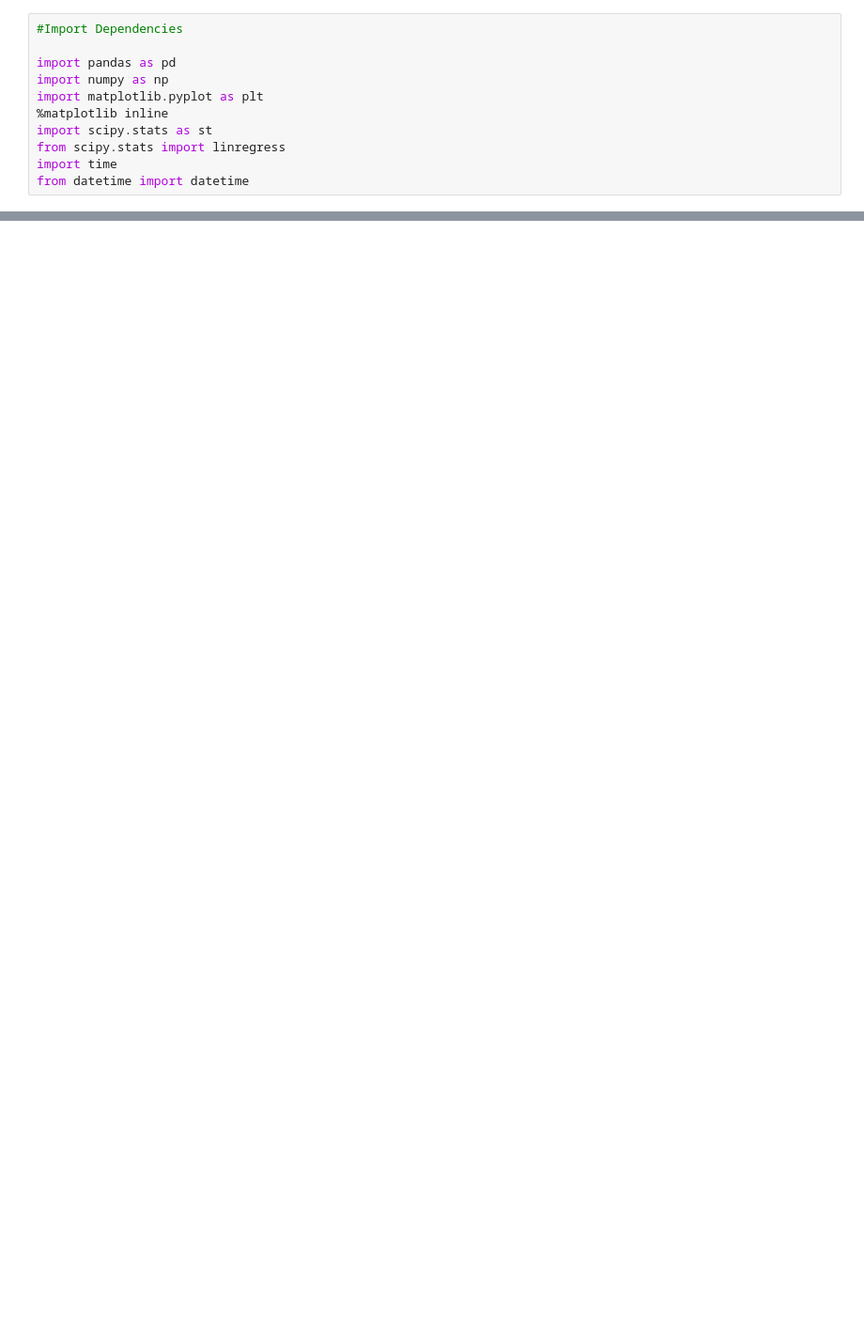
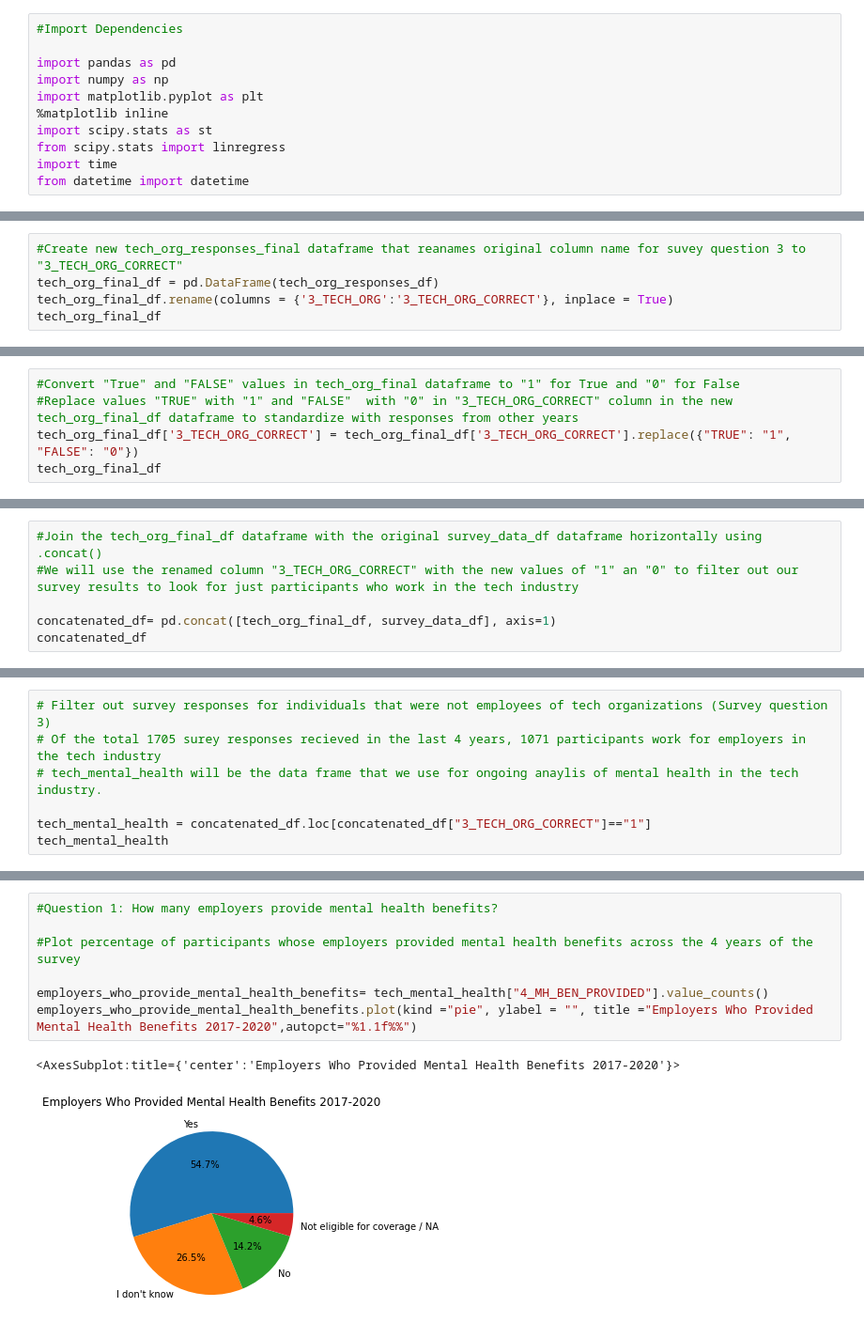
Before and after one commit to bennetyousuf/ProjectOne-MentalHealthinTech, a Jupyter notebook: Mental Health in Tech Data Cleanup.ipynb, the cells around one changed output, grey strips where cells are left out. Shown at 94% size. Drawn from its saved outputs; the diff is of its cells as text; blank space fills up the shorter version.

```diff
--- a/Mental Health in Tech Data Cleanup.ipynb
+++ b/Mental Health in Tech Data Cleanup.ipynb
@@ -186,0 +69,5 @@ count_drug_regimen_df.plot(kind = "bar", title = "Total Measurements per Drug Re
+# %%
+#Create new tech_org_responses_final dataframe that reanames original column name for suvey question 3 to "3_TECH_ORG_CORRECT"
+tech_org_final_df = pd.DataFrame(tech_org_responses_df)
+tech_org_final_df.rename(columns = {'3_TECH_ORG':'3_TECH_ORG_CORRECT'}, inplace = True)
+tech_org_final_df
@@ -186,0 +88,5 @@ count_drug_regimen_df.plot(kind = "bar", title = "Total Measurements per Drug Re
+# %%
+#Convert "True" and "FALSE" values in tech_org_final dataframe to "1" for True and "0" for False
+#Replace values "TRUE" with "1" and "FALSE"  with "0" in "3_TECH_ORG_CORRECT" column in the new tech_org_final_df dataframe to standardize with responses from other years
+tech_org_final_df['3_TECH_ORG_CORRECT'] = tech_org_final_df['3_TECH_ORG_CORRECT'].replace({"TRUE": "1", "FALSE": "0"})
+tech_org_final_df
@@ -186,0 +114,6 @@ count_drug_regimen_df.plot(kind = "bar", title = "Total Measurements per Drug Re
+# %%
+#Join the tech_org_final_df dataframe with the original survey_data_df dataframe horizontally using .concat()
+#We will use the renamed column "3_TECH_ORG_CORRECT" with the new values of "1" an "0" to filter out our survey results to look for just participants who work in the tech industry
+
+concatenated_df= pd.concat([tech_org_final_df, survey_data_df], axis=1)
+concatenated_df
@@ -186,0 +142,7 @@ count_drug_regimen_df.plot(kind = "bar", title = "Total Measurements per Drug Re
+# %%
+# Filter out survey responses for individuals that were not employees of tech organizations (Survey question 3)
+# Of the total 1705 surey responses recieved in the last 4 years, 1071 participants work for employers in the tech industry
+# tech_mental_health will be the data frame that we use for ongoing anaylis of mental health in the tech industry.
+
+tech_mental_health = concatenated_df.loc[concatenated_df["3_TECH_ORG_CORRECT"]=="1"]
+tech_mental_health
@@ -186,0 +260,10 @@ count_drug_regimen_df.plot(kind = "bar", title = "Total Measurements per Drug Re
+# %%
+#Question 1: How many employers provide mental health benefits?
+
+#Plot percentage of participants whose employers provided mental health benefits across the 4 years of the survey
+
+employers_who_provide_mental_health_benefits= tech_mental_health["4_MH_BEN_PROVIDED"].value_counts()
+employers_who_provide_mental_health_benefits.plot(kind ="pie", ylabel = "", title ="Employers Who Provided Mental Health Benefits 2017-2020",autopct="%1.1f%%")
+# %% [output]
+<AxesSubplot:title={'center':'Employers Who Provided Mental Health Benefits 2017-2020'}>
+[figure, added]
```
Also changed, not shown: parts of 64 cells of this notebook, 3 other files.
